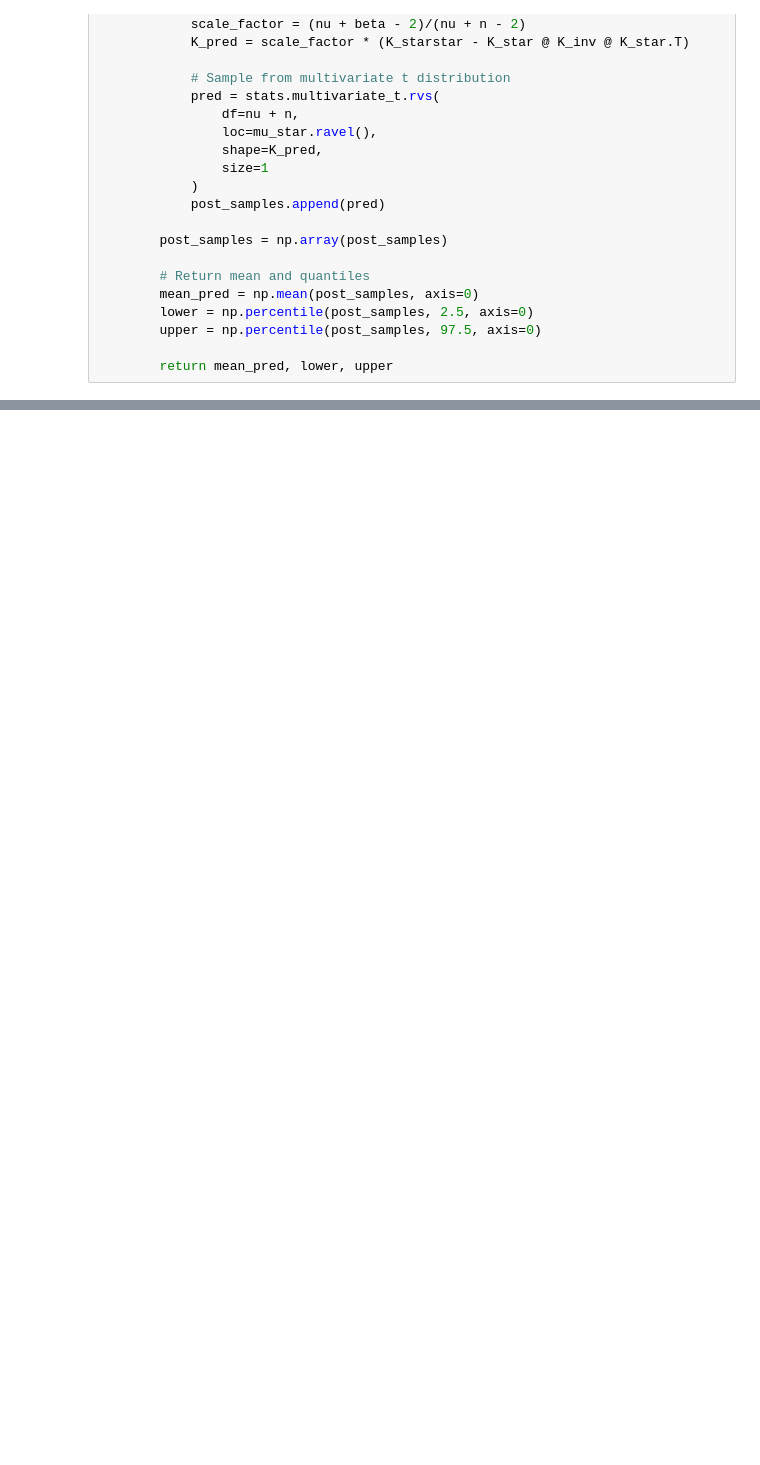
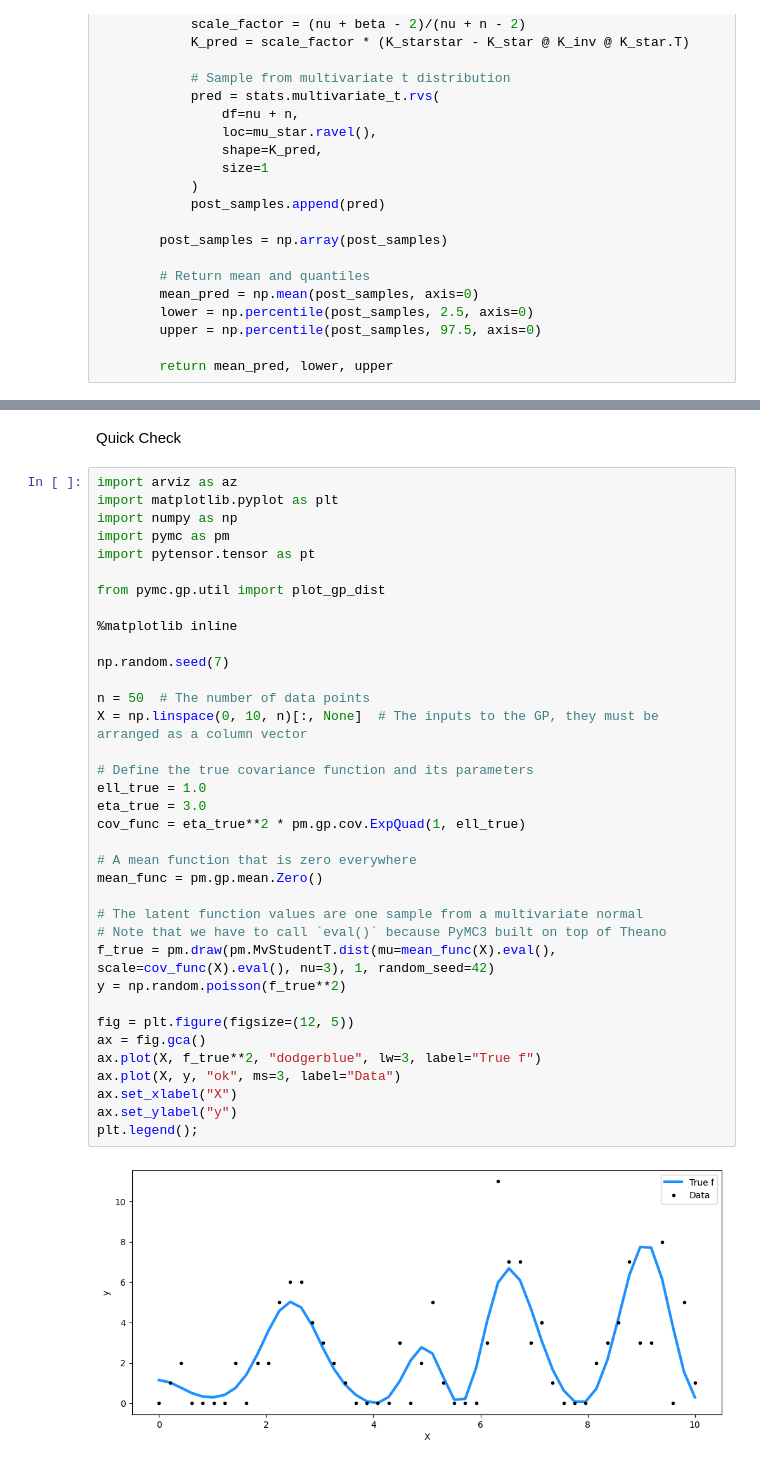
Before and after one commit to standw7/STPBenchmark, a Jupyter notebook: TProcess.ipynb, the cells around one changed output, grey strips where cells are left out. Saved outputs shown, nothing was run; the diff lists cells and outputs as text; blank space fills up the shorter version.

```diff
--- a/TProcess.ipynb
+++ b/TProcess.ipynb
@@ -288,0 +317,40 @@ amplitude      1202.0    1.0
+# %% [markdown]
+Quick Check
+# %%
+import arviz as az
+import matplotlib.pyplot as plt
+import numpy as np
+import pymc as pm
+import pytensor.tensor as pt
+
+from pymc.gp.util import plot_gp_dist
+
+%matplotlib inline
+
+np.random.seed(7)
+
+n = 50  # The number of data points
+X = np.linspace(0, 10, n)[:, None]  # The inputs to the GP, they must be arranged as a column vector
+
+# Define the true covariance function and its parameters
+ell_true = 1.0
+eta_true = 3.0
+cov_func = eta_true**2 * pm.gp.cov.ExpQuad(1, ell_true)
+
+# A mean function that is zero everywhere
+mean_func = pm.gp.mean.Zero()
+
+# The latent function values are one sample from a multivariate normal
+# Note that we have to call `eval()` because PyMC3 built on top of Theano
+f_true = pm.draw(pm.MvStudentT.dist(mu=mean_func(X).eval(), scale=cov_func(X).eval(), nu=3), 1, random_seed=42)
+y = np.random.poisson(f_true**2)
+
+fig = plt.figure(figsize=(12, 5))
+ax = fig.gca()
+ax.plot(X, f_true**2, "dodgerblue", lw=3, label="True f")
+ax.plot(X, y, "ok", ms=3, label="Data")
+ax.set_xlabel("X")
+ax.set_ylabel("y")
+plt.legend();
+# %% [output]
+[figure, added]
```
Also changed, not shown: parts of 5 cells of this notebook, 2 other files.
